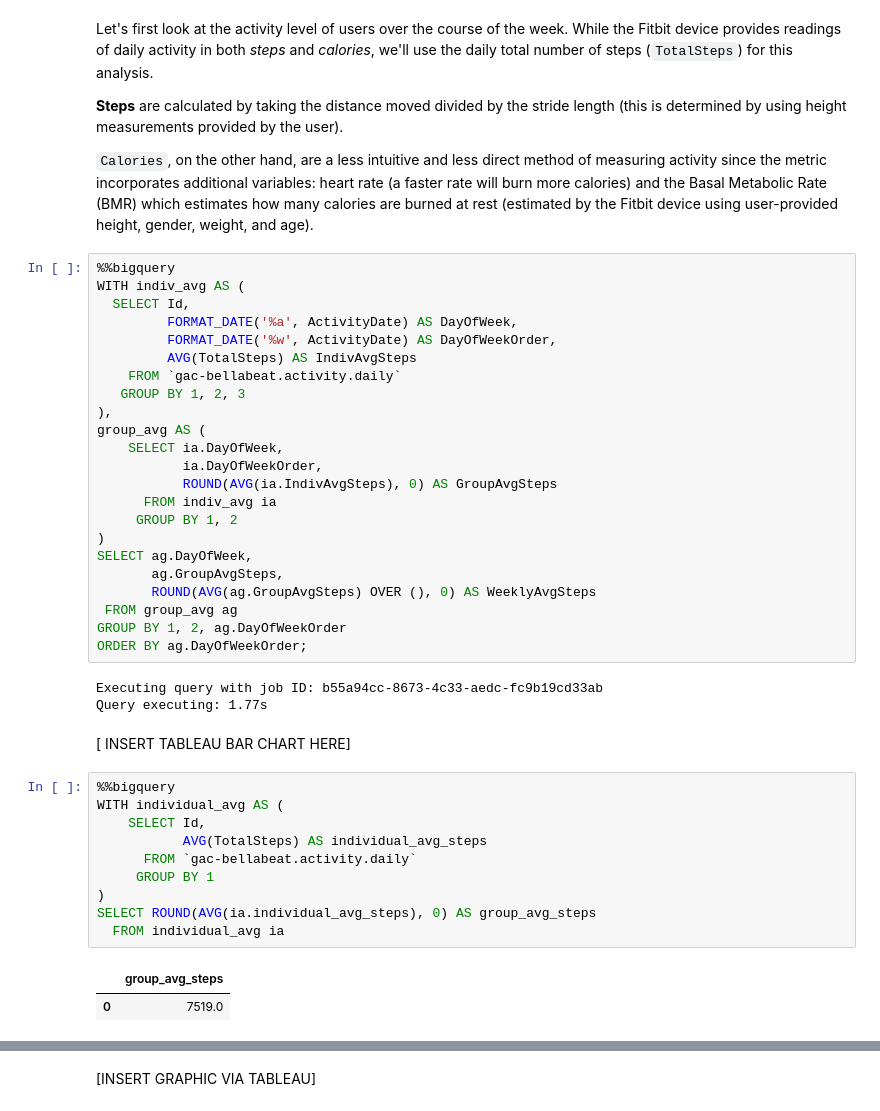
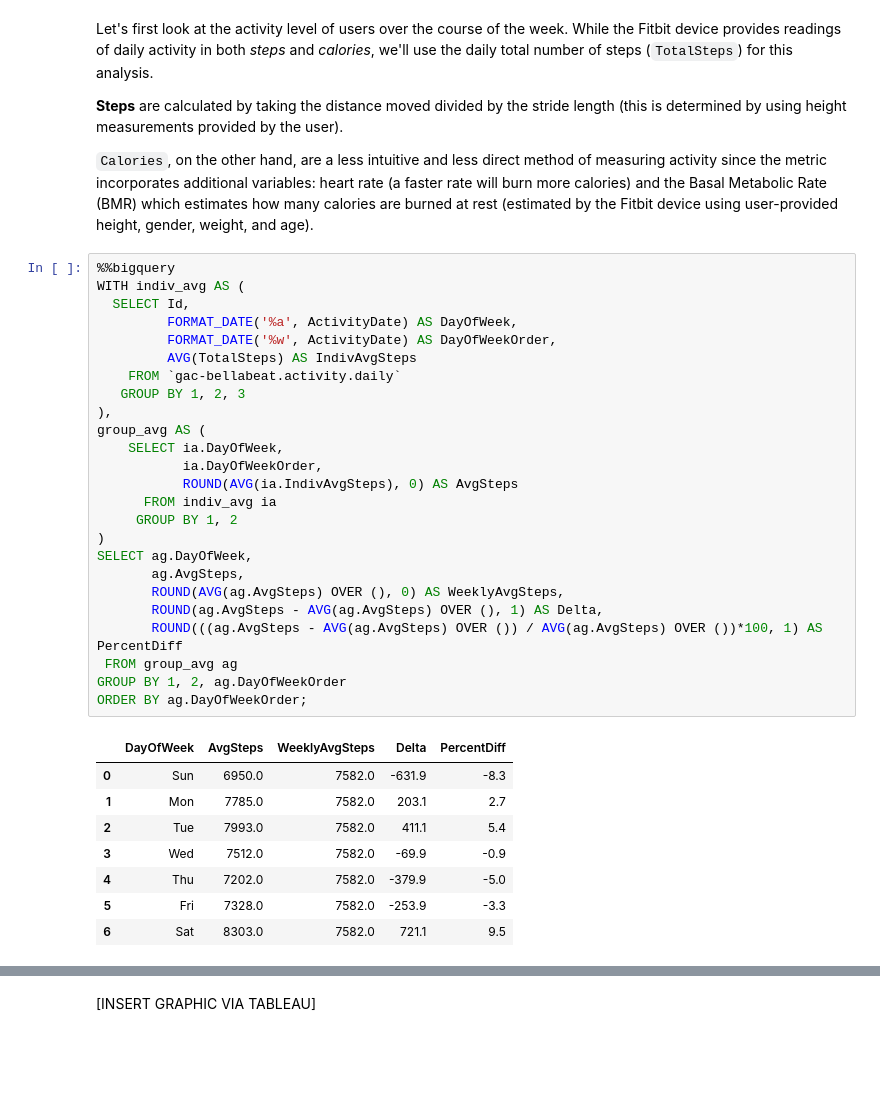
Before and after one commit to phlln/bellabeat-analysis, a Jupyter notebook: bellabeat_bigquery_playground.ipynb, the cells around one changed output, grey strips where cells are left out. Saved outputs shown, nothing was run; the diff lists cells and outputs as text; blank space fills up the shorter version.

```diff
--- a/bellabeat_bigquery_playground.ipynb
+++ b/bellabeat_bigquery_playground.ipynb
@@ -1014,41 +1014,34 @@ Let's first look at the activity level of users over the course of the week. Whi
 # %%
 %%bigquery
 WITH indiv_avg AS (
   SELECT Id,
          FORMAT_DATE('%a', ActivityDate) AS DayOfWeek,
          FORMAT_DATE('%w', ActivityDate) AS DayOfWeekOrder,
          AVG(TotalSteps) AS IndivAvgSteps
     FROM `gac-bellabeat.activity.daily`
    GROUP BY 1, 2, 3
 ),
 group_avg AS (
     SELECT ia.DayOfWeek,
            ia.DayOfWeekOrder,
-           ROUND(AVG(ia.IndivAvgSteps), 0) AS GroupAvgSteps
+           ROUND(AVG(ia.IndivAvgSteps), 0) AS AvgSteps
       FROM indiv_avg ia
      GROUP BY 1, 2
 )
 SELECT ag.DayOfWeek,
-       ag.GroupAvgSteps,
-       ROUND(AVG(ag.GroupAvgSteps) OVER (), 0) AS WeeklyAvgSteps
+       ag.AvgSteps,
+       ROUND(AVG(ag.AvgSteps) OVER (), 0) AS WeeklyAvgSteps,
+       ROUND(ag.AvgSteps - AVG(ag.AvgSteps) OVER (), 1) AS Delta,
+       ROUND(((ag.AvgSteps - AVG(ag.AvgSteps) OVER ()) / AVG(ag.AvgSteps) OVER ())*100, 1) AS PercentDiff
  FROM group_avg ag
 GROUP BY 1, 2, ag.DayOfWeekOrder
 ORDER BY ag.DayOfWeekOrder;
 # %% [output]
-Executing query with job ID: b55a94cc-8673-4c33-aedc-fc9b19cd33ab
-Query executing: 1.77s
+|  | DayOfWeek | AvgSteps | WeeklyAvgSteps | Delta | PercentDiff |
+| 0 | Sun | 6950.0 | 7582.0 | -631.9 | -8.3 |
+| 1 | Mon | 7785.0 | 7582.0 | 203.1 | 2.7 |
+| 2 | Tue | 7993.0 | 7582.0 | 411.1 | 5.4 |
+| 3 | Wed | 7512.0 | 7582.0 | -69.9 | -0.9 |
+| 4 | Thu | 7202.0 | 7582.0 | -379.9 | -5.0 |
+| 5 | Fri | 7328.0 | 7582.0 | -253.9 | -3.3 |
+| 6 | Sat | 8303.0 | 7582.0 | 721.1 | 9.5 |
-# %% [markdown]
-[ INSERT TABLEAU BAR CHART HERE]
-# %%
-%%bigquery
-WITH individual_avg AS (
-    SELECT Id,
-           AVG(TotalSteps) AS individual_avg_steps
-      FROM `gac-bellabeat.activity.daily`
-     GROUP BY 1
-)
-SELECT ROUND(AVG(ia.individual_avg_steps), 0) AS group_avg_steps
-  FROM individual_avg ia
-# %% [output]
-|  | group_avg_steps |
-| 0 | 7519.0 |
```
Also changed, not shown: parts of 17 cells of this notebook.
